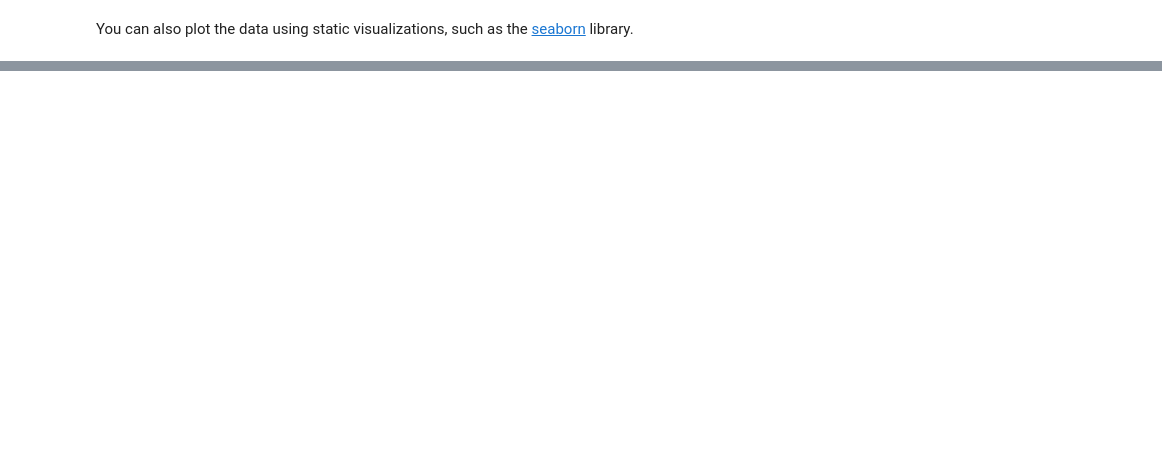
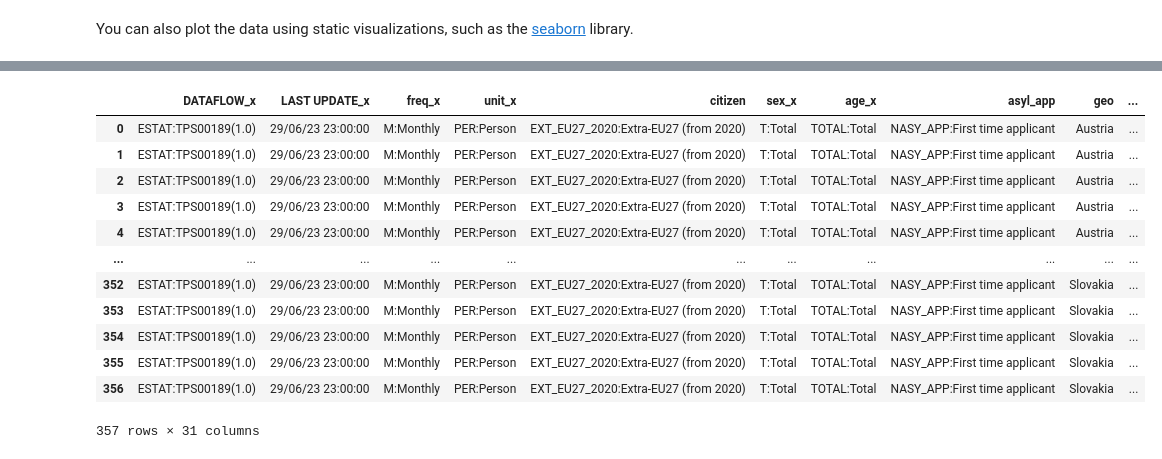
Before and after one commit to Dariokp/infovis, a Jupyter notebook: _sources/docs/notebook.ipynb, the cells around one changed output, grey strips where cells are left out. Drawn from its saved outputs; the diff is of its cells as text; code cells hidden in the pictures; blank space fills up the shorter version.

```diff
--- a/_sources/docs/notebook.ipynb
+++ b/_sources/docs/notebook.ipynb
@@ -65,0 +650,36 @@ g2
+# %%
+data_europe = pd.read_csv('europa_asielzoekers.csv')
+
+data_europe['geo'] = data_europe['geo'].str.split(':').str[-1]
+
+
+data_europe_population = pd.read_csv('demo_r_d2jan__custom_6715026_linear.csv')
+
+data_europe_population['geo'] = data_europe_population['geo'].str.split(':').str[-1]
+
+pd_europe_population_and_migrants = data_europe.merge(data_europe_population, how='inner', on='geo')
+
+
+
+data_europe_area = pd.read_csv('reg_area3__custom_6715054_linear.csv')
+
+data_europe_area['geo'] = data_europe_area['geo'].str.split(':').str[-1]
+
+pd_europe_population_and_migrants_and_area = pd_europe_population_and_migrants.merge(data_europe_area, how='inner', on='geo')
+pd_europe_population_and_migrants_and_area['mean_population'] = pd_europe_population_and_migrants_and_area['OBS_VALUE_x'] / (pd_europe_population_and_migrants_and_area['OBS_VALUE_y'] / 1000)
+pd_europe_population_and_migrants_and_area['mean_area'] = pd_europe_population_and_migrants_and_area['OBS_VALUE_x'] / (pd_europe_population_and_migrants_and_area['OBS_VALUE'])
+pd_europe_population_and_migrants_and_area
+# %% [output]
+|  | DATAFLOW_x | LAST UPDATE_x | freq_x | unit_x | citizen | sex_x | age_x | asyl_app | geo | ... |
+| 0 | ESTAT:TPS00189(1.0) | 29/06/23 23:00:00 | M:Monthly | PER:Person | EXT_EU27_2020:Extra-EU27 (from 2020) | T:Total | TOTAL:Total | NASY_APP:First time applicant | Austria | ... |
+| 1 | ESTAT:TPS00189(1.0) | 29/06/23 23:00:00 | M:Monthly | PER:Person | EXT_EU27_2020:Extra-EU27 (from 2020) | T:Total | TOTAL:Total | NASY_APP:First time applicant | Austria | ... |
+| 2 | ESTAT:TPS00189(1.0) | 29/06/23 23:00:00 | M:Monthly | PER:Person | EXT_EU27_2020:Extra-EU27 (from 2020) | T:Total | TOTAL:Total | NASY_APP:First time applicant | Austria | ... |
+| 3 | ESTAT:TPS00189(1.0) | 29/06/23 23:00:00 | M:Monthly | PER:Person | EXT_EU27_2020:Extra-EU27 (from 2020) | T:Total | TOTAL:Total | NASY_APP:First time applicant | Austria | ... |
+| 4 | ESTAT:TPS00189(1.0) | 29/06/23 23:00:00 | M:Monthly | PER:Person | EXT_EU27_2020:Extra-EU27 (from 2020) | T:Total | TOTAL:Total | NASY_APP:First time applicant | Austria | ... |
+| ... | ... | ... | ... | ... | ... | ... | ... | ... | ... | ... |
+| 352 | ESTAT:TPS00189(1.0) | 29/06/23 23:00:00 | M:Monthly | PER:Person | EXT_EU27_2020:Extra-EU27 (from 2020) | T:Total | TOTAL:Total | NASY_APP:First time applicant | Slovakia | ... |
+| 353 | ESTAT:TPS00189(1.0) | 29/06/23 23:00:00 | M:Monthly | PER:Person | EXT_EU27_2020:Extra-EU27 (from 2020) | T:Total | TOTAL:Total | NASY_APP:First time applicant | Slovakia | ... |
+| 354 | ESTAT:TPS00189(1.0) | 29/06/23 23:00:00 | M:Monthly | PER:Person | EXT_EU27_2020:Extra-EU27 (from 2020) | T:Total | TOTAL:Total | NASY_APP:First time applicant | Slovakia | ... |
+| 355 | ESTAT:TPS00189(1.0) | 29/06/23 23:00:00 | M:Monthly | PER:Person | EXT_EU27_2020:Extra-EU27 (from 2020) | T:Total | TOTAL:Total | NASY_APP:First time applicant | Slovakia | ... |
+| 356 | ESTAT:TPS00189(1.0) | 29/06/23 23:00:00 | M:Monthly | PER:Person | EXT_EU27_2020:Extra-EU27 (from 2020) | T:Total | TOTAL:Total | NASY_APP:First time applicant | Slovakia | ... |
+357 rows × 31 columns
```
Also changed, not shown: parts of 27 cells of this notebook, 10 other files.
